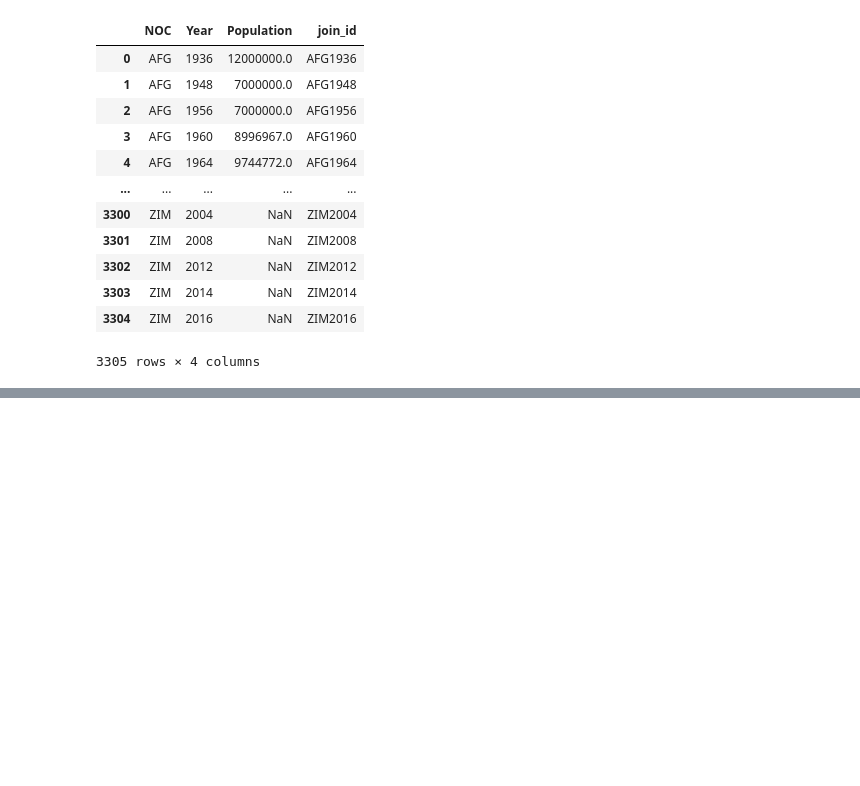
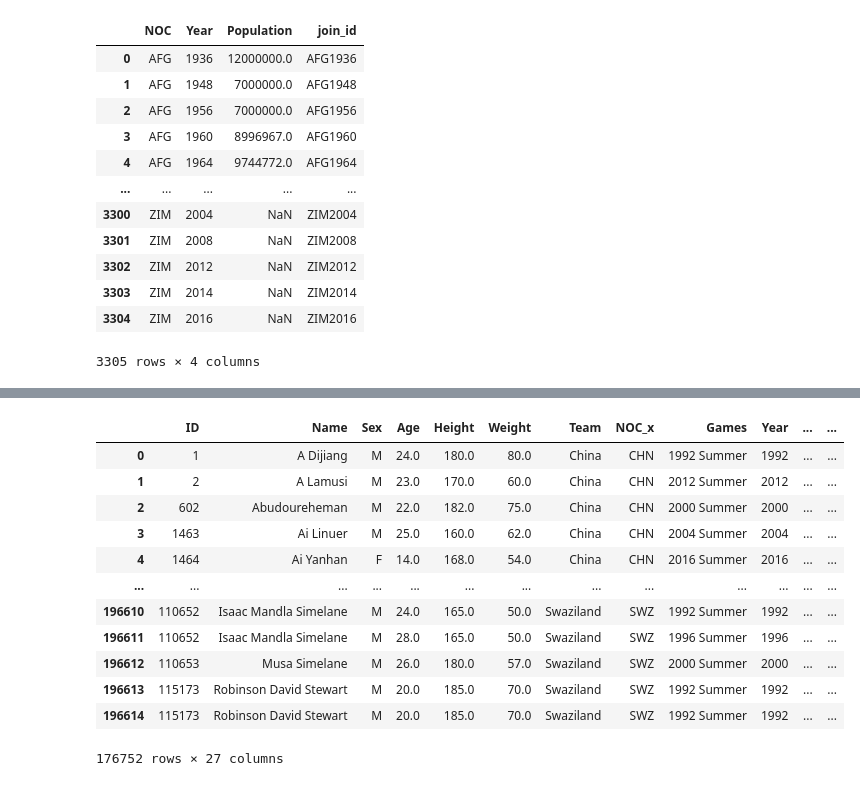
Before and after one commit to eugkik/Project1, a Jupyter notebook: BaseData-Bob Copy.ipynb, the cells around one changed output, grey strips where cells are left out. Saved outputs shown, nothing was run; the diff lists cells and outputs as text; code cells hidden in the pictures; blank space fills up the shorter version.

```diff
--- a/BaseData-Bob Copy.ipynb
+++ b/BaseData-Bob Copy.ipynb
@@ -185,24 +188,35 @@ df_events_d.head()
 # %%
 conditions_gld = [
     (df_events_d['Medal']== "Gold"),
     (df_events_d['Medal']!= "Gold")]
 choices_gld = [1, 0]
 df_events_d['gold'] = np.select(conditions_gld, choices_gld, default=0)
 
 conditions_slv = [
     (df_events_d['Medal']== "Silver"),
     (df_events_d['Medal']!= "Silver")]
 choices_slv = [1, 0]
 df_events_d['silver'] = np.select(conditions_slv, choices_slv, default=0)
 
 conditions_brz = [
     (df_events_d['Medal']== "Bronze"),
     (df_events_d['Medal']!= "Bronze")]
 choices_brz = [1, 0]
 
 df_events_d['bronze'] = np.select(conditions_brz, choices_brz, default=0)
 df_events_e = df_events_d.loc[df_events_d['summer_winter'] == 2]
-# df_events_e.to_csv("output/testfile.csv", index=False, header=True)
-df_events_f = df_events_e.groupby(['Year','NOC', 'Event'], as_index=False).agg({'Name':'nunique','gold': 'max','silver': 'max','bronze': 'max'})
-
-df_events_f
+df_events_e
+# %% [output]
+|  | ID | Name | Sex | Age | Height | Weight | Team | NOC_x | Games | Year | ... | ... |
+| 0 | 1 | A Dijiang | M | 24.0 | 180.0 | 80.0 | China | CHN | 1992 Summer | 1992 | ... | ... |
+| 1 | 2 | A Lamusi | M | 23.0 | 170.0 | 60.0 | China | CHN | 2012 Summer | 2012 | ... | ... |
+| 2 | 602 | Abudoureheman | M | 22.0 | 182.0 | 75.0 | China | CHN | 2000 Summer | 2000 | ... | ... |
+| 3 | 1463 | Ai Linuer | M | 25.0 | 160.0 | 62.0 | China | CHN | 2004 Summer | 2004 | ... | ... |
+| 4 | 1464 | Ai Yanhan | F | 14.0 | 168.0 | 54.0 | China | CHN | 2016 Summer | 2016 | ... | ... |
+| ... | ... | ... | ... | ... | ... | ... | ... | ... | ... | ... | ... | ... |
+| 196610 | 110652 | Isaac Mandla Simelane | M | 24.0 | 165.0 | 50.0 | Swaziland | SWZ | 1992 Summer | 1992 | ... | ... |
+| 196611 | 110652 | Isaac Mandla Simelane | M | 28.0 | 165.0 | 50.0 | Swaziland | SWZ | 1996 Summer | 1996 | ... | ... |
+| 196612 | 110653 | Musa Simelane | M | 26.0 | 180.0 | 57.0 | Swaziland | SWZ | 2000 Summer | 2000 | ... | ... |
+| 196613 | 115173 | Robinson David Stewart | M | 20.0 | 185.0 | 70.0 | Swaziland | SWZ | 1992 Summer | 1992 | ... | ... |
+| 196614 | 115173 | Robinson David Stewart | M | 20.0 | 185.0 | 70.0 | Swaziland | SWZ | 1992 Summer | 1992 | ... | ... |
+176752 rows × 27 columns
```
Also changed, not shown: parts of 18 cells of this notebook, 3 other files.
